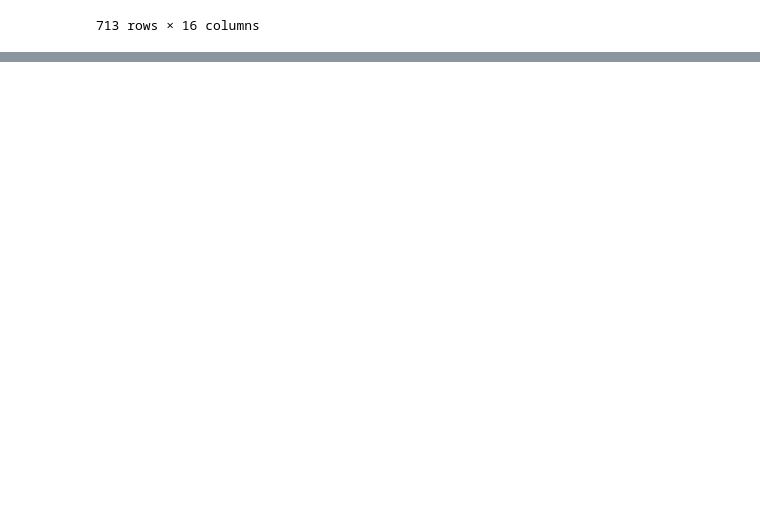
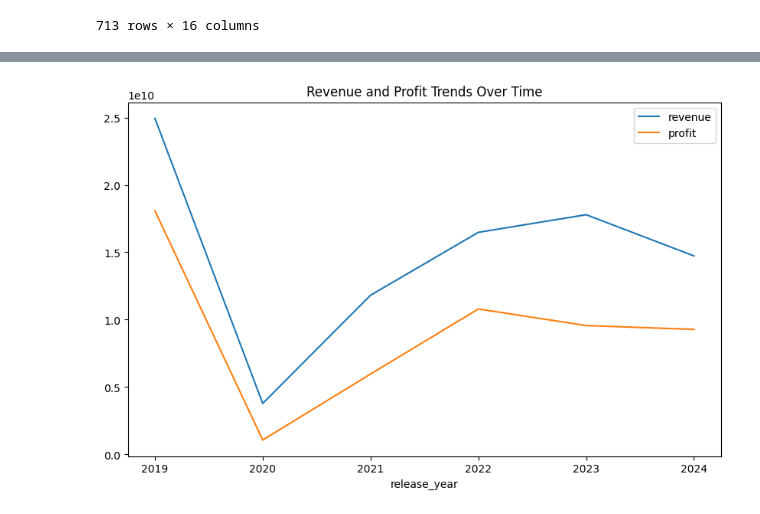
Before and after one commit to bruhu/film-sentiment-analysis, a Jupyter notebook: notebooks/basic_stats.ipynb, the cells around one changed output, grey strips where cells are left out. Cells and saved outputs as stored; diff of their text form; code cells hidden in the pictures; blank space fills up the shorter version.

```diff
--- a/notebooks/basic_stats.ipynb
+++ b/notebooks/basic_stats.ipynb
@@ -46,0 +99,7 @@ display(movies)
+# %%
+movies['genres'] = movies['genres'].str.split(',')
+genres_flat = [genre.strip() for sublist in movies['genres'] for genre in sublist]
+genre_counts = pd.Series(genres_flat).value_counts()
+
+print('Most common genres:\n')
+print(genre_counts.head(10))
@@ -46,0 +160,7 @@ display(movies)
+# %%
+# revenue and profit trends over time
+movies.groupby('release_year')[['revenue', 'profit']].sum().plot(kind='line', figsize=(10, 6))
+plt.title('Revenue and Profit Trends Over Time')
+plt.show()
+# %% [output]
+[figure, added]
```
Also changed, not shown: parts of 16 cells of this notebook, 2 other files.
